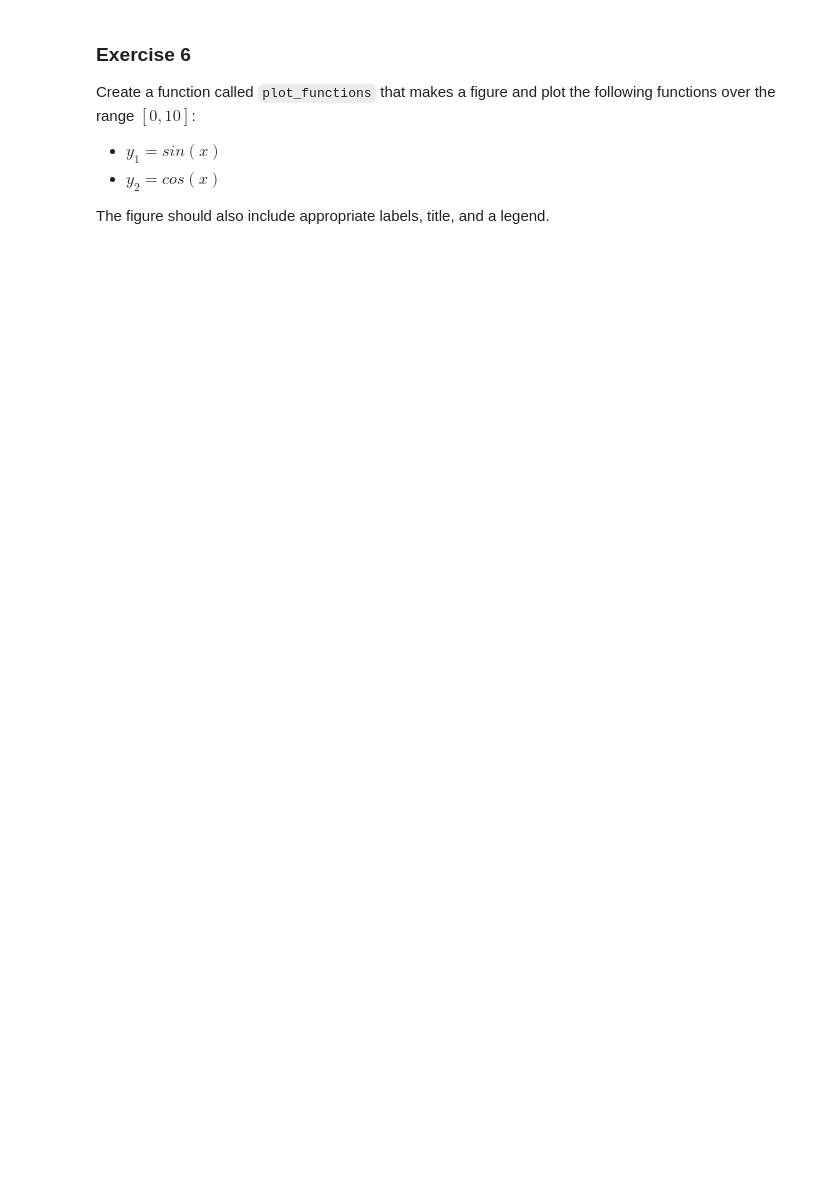
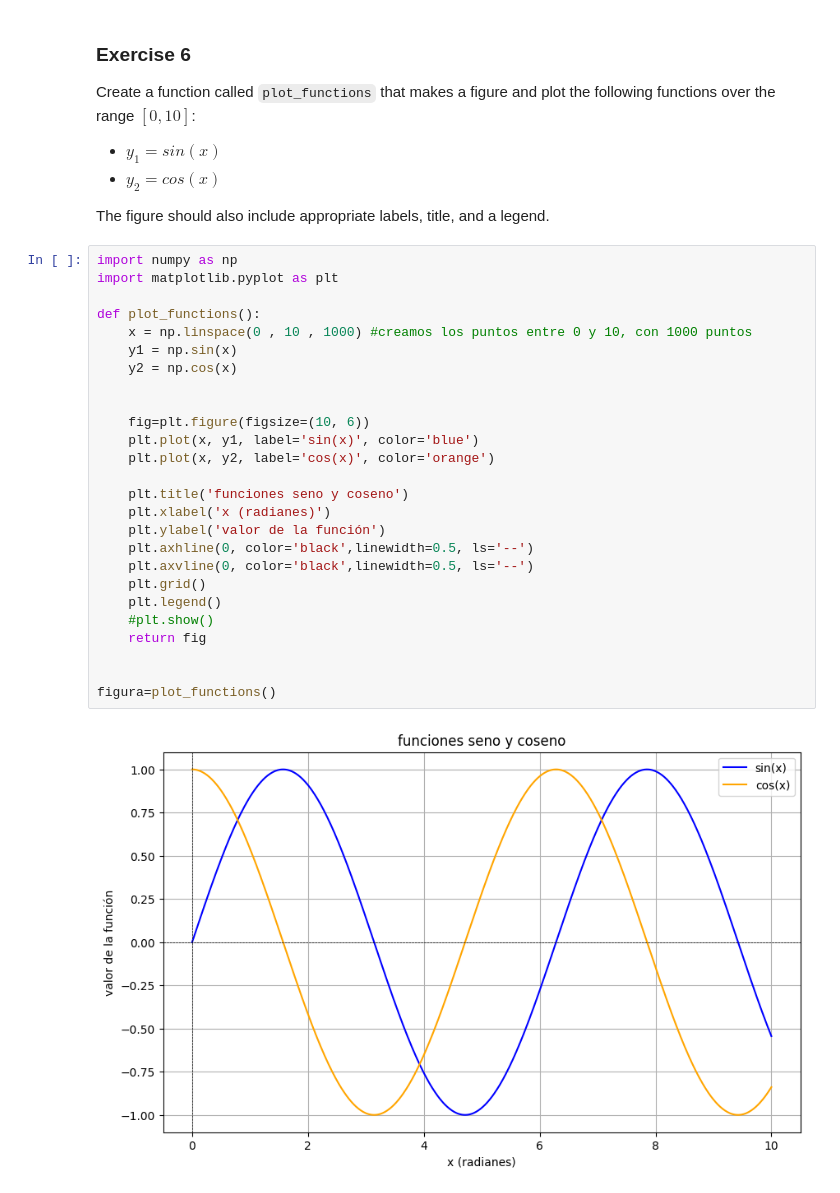
Before and after one commit to Belen0803/lab_robotica_g16, a Jupyter notebook: realizandoP/LR_Practica_02_realizando_ejer.ipynb, the cells around one changed output. Cells and saved outputs as stored; diff of their text form; blank space fills up the shorter version.

```diff
--- a/realizandoP/LR_Practica_02_realizando_ejer.ipynb
+++ b/realizandoP/LR_Practica_02_realizando_ejer.ipynb
@@ -162,3 +189,31 @@ Create a function called `plot_functions` that makes a figure and plot the follo
 + $y_2 = cos(x)$
 
 The figure should also include appropriate labels, title, and a legend.
+# %%
+import numpy as np
+import matplotlib.pyplot as plt
+
+def plot_functions():
+    x = np.linspace(0 , 10 , 1000) #creamos los puntos entre 0 y 10, con 1000 puntos
+    y1 = np.sin(x)
+    y2 = np.cos(x)
+
+
+    fig=plt.figure(figsize=(10, 6))
+    plt.plot(x, y1, label='sin(x)', color='blue')
+    plt.plot(x, y2, label='cos(x)', color='orange')
+
+    plt.title('funciones seno y coseno')
+    plt.xlabel('x (radianes)')
+    plt.ylabel('valor de la función')
+    plt.axhline(0, color='black',linewidth=0.5, ls='--')
+    plt.axvline(0, color='black',linewidth=0.5, ls='--')
+    plt.grid()
+    plt.legend()
+    #plt.show()
+    return fig
+
+
+figura=plot_functions()
+# %% [output]
+[figure, added]
```
Also changed, not shown: parts of 4 cells of this notebook.
